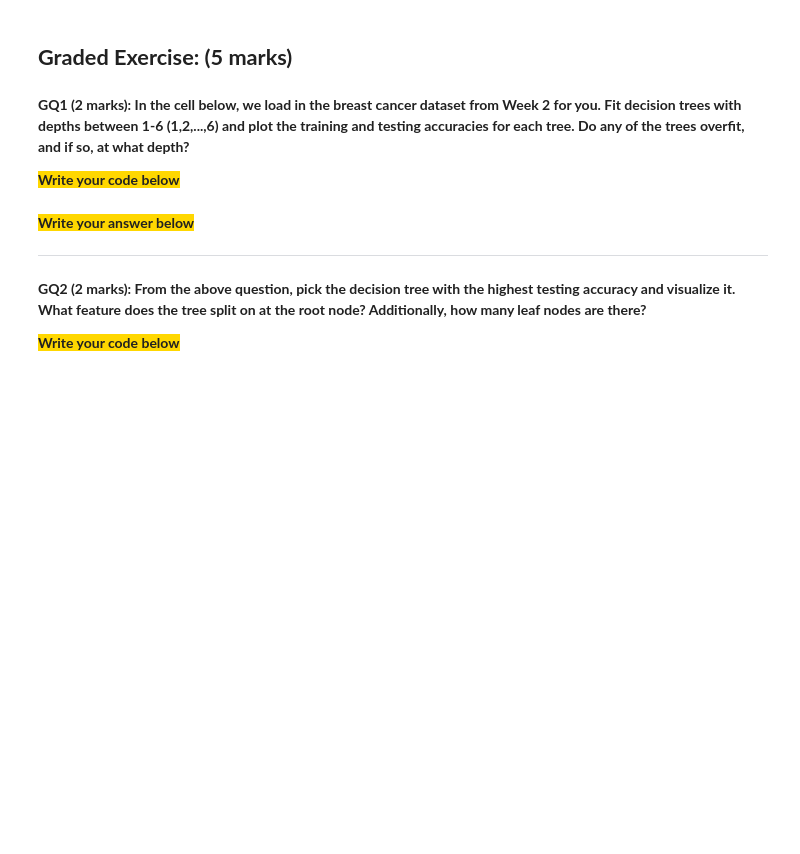
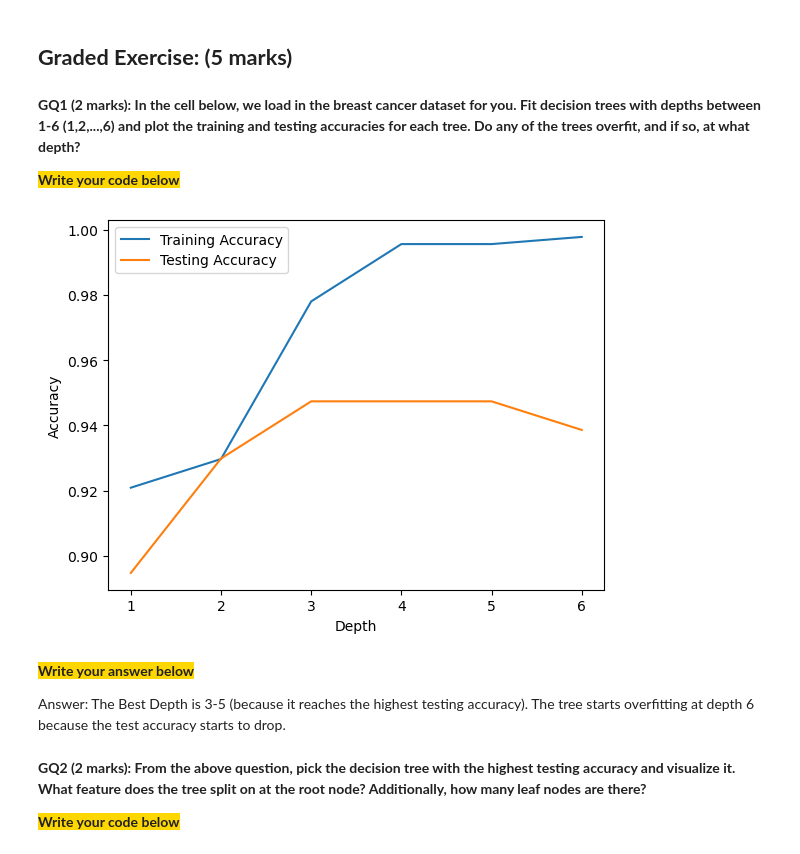
Before and after one commit to CS-Biotech/2-6_Dimensionality-Reduction, a Jupyter notebook: Week_6_Decision_Trees.ipynb, the cells around one changed output. Drawn from its saved outputs; the diff is of its cells as text; code cells hidden in the pictures; blank space fills up the shorter version.

Commit message:
polish done
finished correcting grammar
added answers to questions, answers from 2024Week6 and Estelle's personal understanding where there is no answer in the 2024 module.

```diff
--- a/Week_6_Decision_Trees.ipynb
+++ b/Week_6_Decision_Trees.ipynb
@@ -339,7 +385,7 @@ print(dt2.score(X_test, y_test))
 # %% [markdown]
 ## **Graded Exercise: (5 marks)**
 # %% [markdown]
-**GQ1 (2 marks): In the cell below, we load in the breast cancer dataset from Week 2 for you. Fit decision trees with depths between 1-6 (1,2,...,6) and plot the training and testing accuracies for each tree. Do any of the trees overfit, and if so, at what depth?**
+**GQ1 (2 marks): In the cell below, we load in the breast cancer dataset for you. Fit decision trees with depths between 1-6 (1,2,...,6) and plot the training and testing accuracies for each tree. Do any of the trees overfit, and if so, at what depth?**
 
 <span style="background-color: #FFD700">**Write your code below**</span>
 # %%
@@ -367,7 +404,29 @@ test_accs = []
-# %% [markdown]
-<span style="background-color: #FFD700">**Write your answer below**</span>
-
----
+# %%
+depths = range(1, 7)
+# Loop through different depths and collect the train and test accuracy
+train_accs = []
+test_accs = []
+
+# YOUR CODE HERE: fit decision trees with depth in depths
+for max_depth in depths:
+  dec_tree = DecisionTreeClassifier(random_state = 42, max_depth=max_depth)
+  dec_tree.fit(X_train, y_train)
+  train_accs.append(accuracy_score(y_train, dec_tree.predict(X_train)))
+  test_accs.append(accuracy_score(y_test, dec_tree.predict(X_test)))
+
+# YOUR CODE HERE: plot the training and testing accuracies across depths
+plt.plot(depths, train_accs, label="Training Accuracy")
+plt.plot(depths, test_accs, label="Testing Accuracy")
+plt.xlabel("Depth")
+plt.ylabel("Accuracy")
+plt.legend()
+plt.show()
+# %% [output]
+[figure, added]
+# %% [markdown]
+<span style="background-color: #FFD700">**Write your answer below**</span>
+
+Answer: The Best Depth is 3-5 (because it reaches the highest testing accuracy). The tree starts overfitting at depth 6 because the test accuracy starts to drop.
 # %% [markdown]
 **GQ2 (2 marks): From the above question, pick the decision tree with the highest testing accuracy and visualize it. What feature does the tree split on at the root node? Additionally, how many leaf nodes are there?**
 
```
Also changed, not shown: parts of 46 cells of this notebook.
